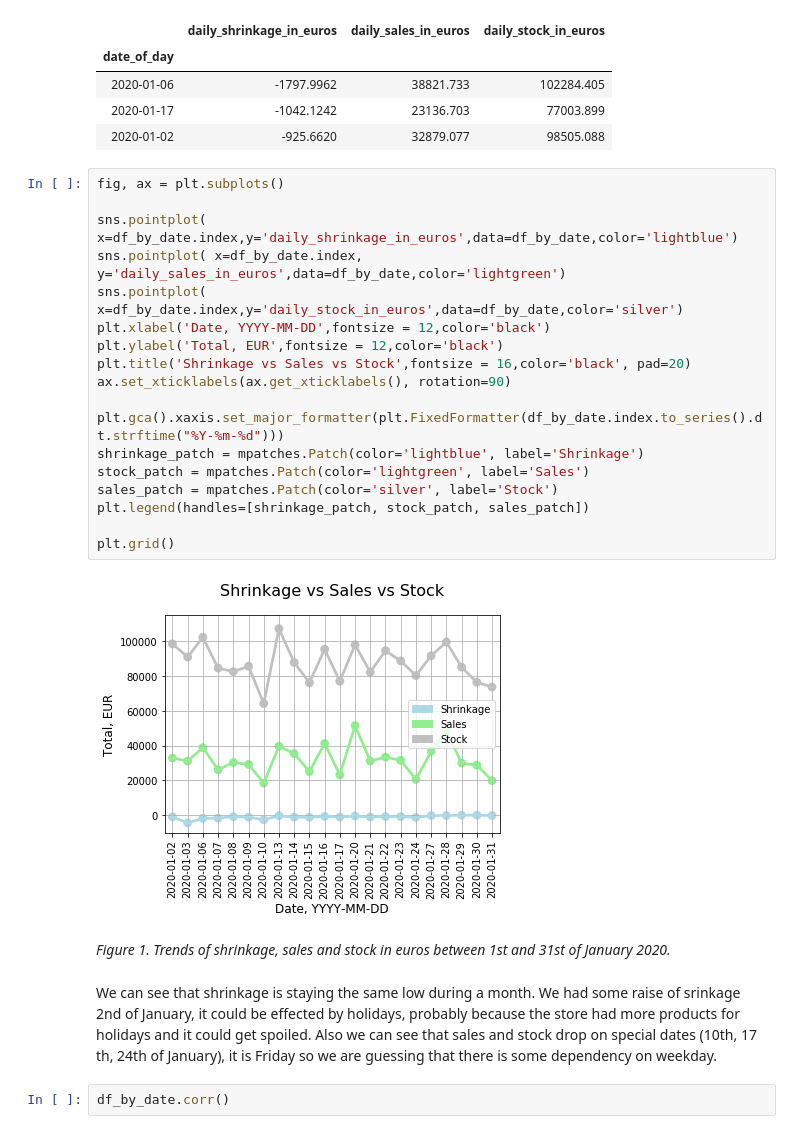
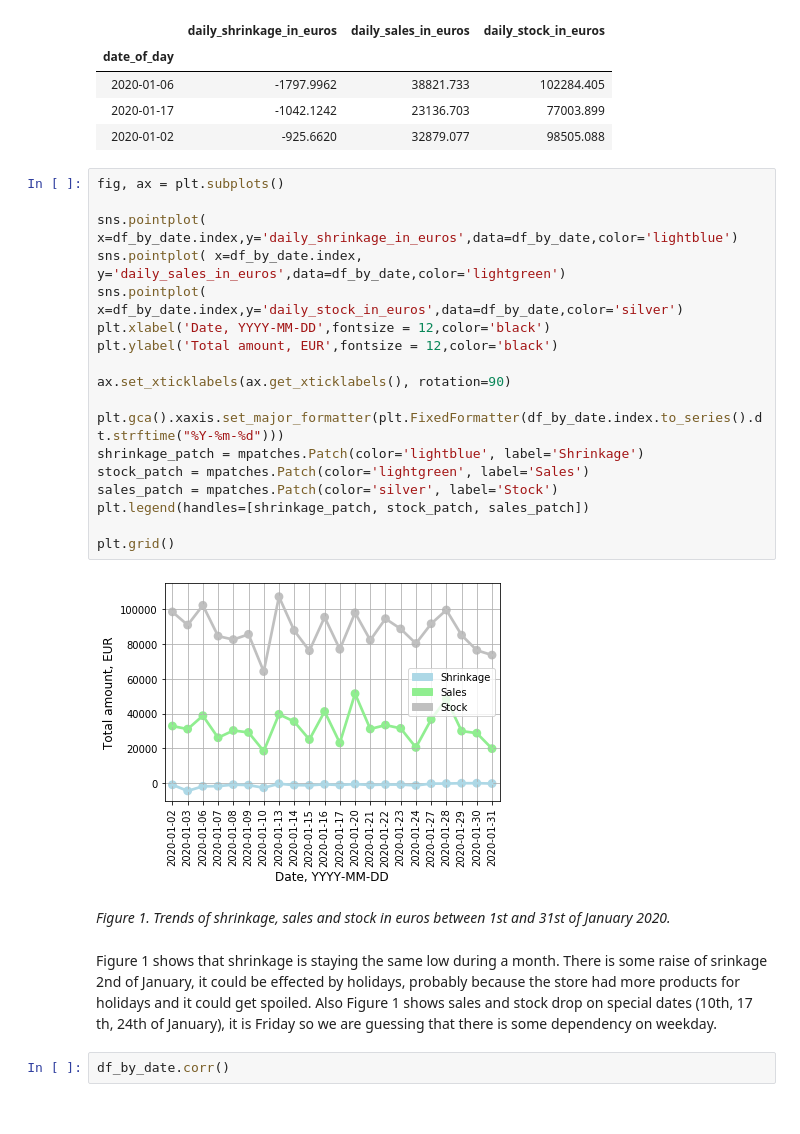
Before and after one commit to irina-baeva/retail-ds-project, a Jupyter notebook: metro_project_irina_baeva.ipynb, the cells around one changed output. Saved outputs shown, nothing was run; the diff lists cells and outputs as text.

Commit message:
Added figures description

```diff
--- a/metro_project_irina_baeva.ipynb
+++ b/metro_project_irina_baeva.ipynb
@@ -458,27 +460,27 @@ df_by_date.sample(3)
 # %%
 fig, ax = plt.subplots()
 
 sns.pointplot( x=df_by_date.index,y='daily_shrinkage_in_euros',data=df_by_date,color='lightblue')
 sns.pointplot( x=df_by_date.index, y='daily_sales_in_euros',data=df_by_date,color='lightgreen')
 sns.pointplot( x=df_by_date.index,y='daily_stock_in_euros',data=df_by_date,color='silver')
 plt.xlabel('Date, YYYY-MM-DD',fontsize = 12,color='black')
-plt.ylabel('Total, EUR',fontsize = 12,color='black')
-plt.title('Shrinkage vs Sales vs Stock',fontsize = 16,color='black', pad=20)
+plt.ylabel('Total amount, EUR',fontsize = 12,color='black')
+
 ax.set_xticklabels(ax.get_xticklabels(), rotation=90)
 
 plt.gca().xaxis.set_major_formatter(plt.FixedFormatter(df_by_date.index.to_series().dt.strftime("%Y-%m-%d")))
 shrinkage_patch = mpatches.Patch(color='lightblue', label='Shrinkage')
 stock_patch = mpatches.Patch(color='lightgreen', label='Sales')
 sales_patch = mpatches.Patch(color='silver', label='Stock')
 plt.legend(handles=[shrinkage_patch, stock_patch, sales_patch])
 
 plt.grid()
 # %% [output]
-[figure, old version]
+[figure, new version]
 # %% [markdown]
 *Figure 1. Trends of shrinkage, sales and stock in euros between 1st and 31st of January 2020.*
 # %% [markdown]
-We can see that shrinkage is staying the same low during a month. We had some raise of srinkage 2nd of January, it could be effected by holidays, probably because the store had more products for holidays and it could get spoiled. Also we can see that sales and stock drop on special dates (10th, 17 th, 24th of January), it is Friday so we are guessing that there is some dependency on weekday.
+Figure 1 shows that shrinkage is staying the same low during a month. There is some raise of srinkage 2nd of January, it could be effected by holidays, probably because the store had more products for holidays and it could get spoiled. Also Figure 1 shows sales and stock drop on special dates (10th, 17 th, 24th of January), it is Friday so we are guessing that there is some dependency on weekday.
 # %%
 df_by_date.corr()
 # %% [output]
```
Also changed, not shown: parts of 25 cells of this notebook.
